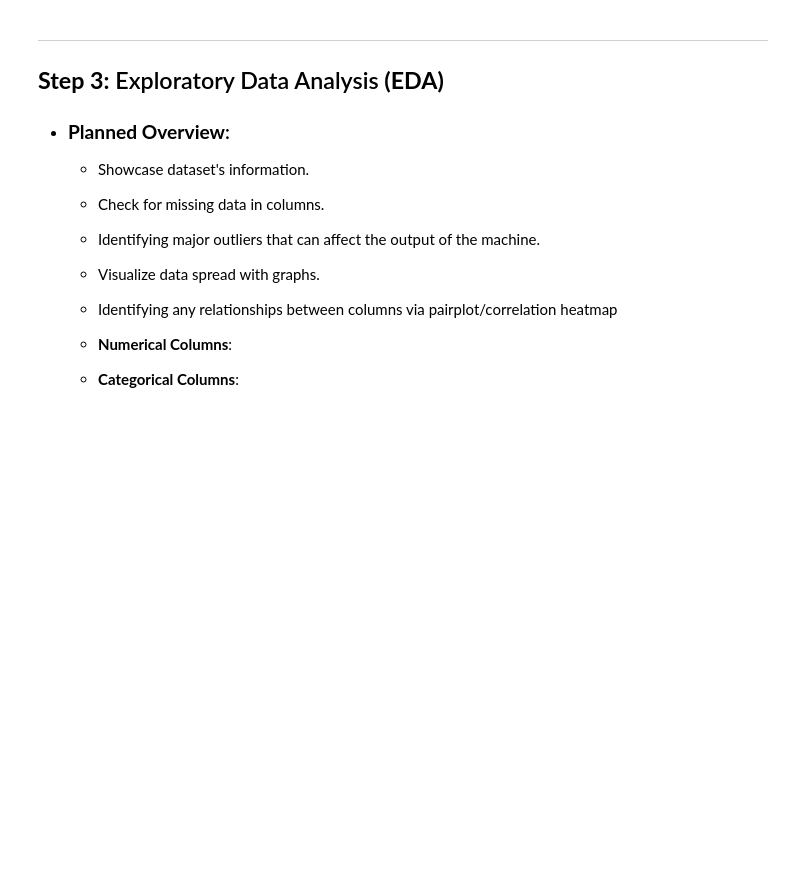
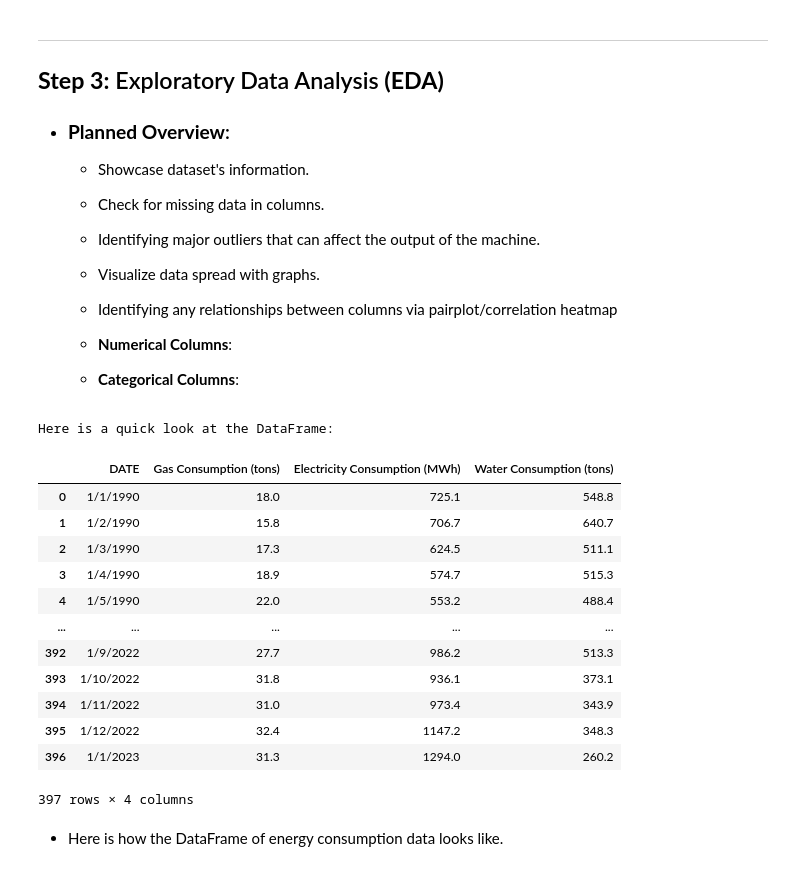
Before and after one commit to Cayden08/AIML, a Jupyter notebook: CA2/p2510893_CA2_PartB_Cayden.ipynb, the cells around one changed output. Drawn from its saved outputs; the diff is of its cells as text; code cells hidden in the pictures; blank space fills up the shorter version.

```diff
--- a/CA2/p2510893_CA2_PartB_Cayden.ipynb
+++ b/CA2/p2510893_CA2_PartB_Cayden.ipynb
@@ -34,3 +34,5 @@ import seaborn as sns
 ## **Step 2:** Loading Dataset's CSV File
 
 - Import the downloaded dataset from the file explorer.
+# %%
+energy_df = pd.read_csv("C:/Users/nedya/OneDrive/Desktop/AIML/CA2/CA2 Datasets/CA2-Energy-Consumption-Data.csv")
@@ -52,3 +57,23 @@ import seaborn as sns
     - **Numerical Columns**:
 
     - **Categorical Columns**:
+# %%
+print("Here is a quick look at the DataFrame:")
+energy_df
+# %% [output]
+Here is a quick look at the DataFrame:
+|  | DATE | Gas Consumption (tons) | Electricity Consumption (MWh) | Water Consumption (tons) |
+| 0 | 1/1/1990 | 18.0 | 725.1 | 548.8 |
+| 1 | 1/2/1990 | 15.8 | 706.7 | 640.7 |
+| 2 | 1/3/1990 | 17.3 | 624.5 | 511.1 |
+| 3 | 1/4/1990 | 18.9 | 574.7 | 515.3 |
+| 4 | 1/5/1990 | 22.0 | 553.2 | 488.4 |
+| ... | ... | ... | ... | ... |
+| 392 | 1/9/2022 | 27.7 | 986.2 | 513.3 |
+| 393 | 1/10/2022 | 31.8 | 936.1 | 373.1 |
+| 394 | 1/11/2022 | 31.0 | 973.4 | 343.9 |
+| 395 | 1/12/2022 | 32.4 | 1147.2 | 348.3 |
+| 396 | 1/1/2023 | 31.3 | 1294.0 | 260.2 |
+397 rows × 4 columns
+# %% [markdown]
+- Here is how the DataFrame of energy consumption data looks like.
```
Also changed, not shown: parts of 10 cells of this notebook, 1 other file.
